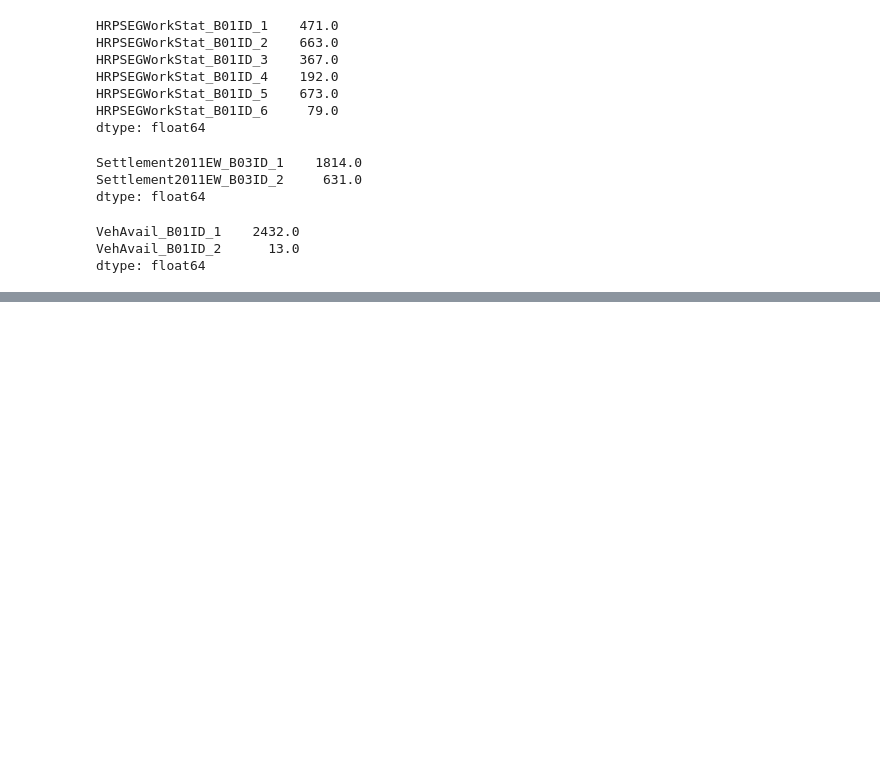
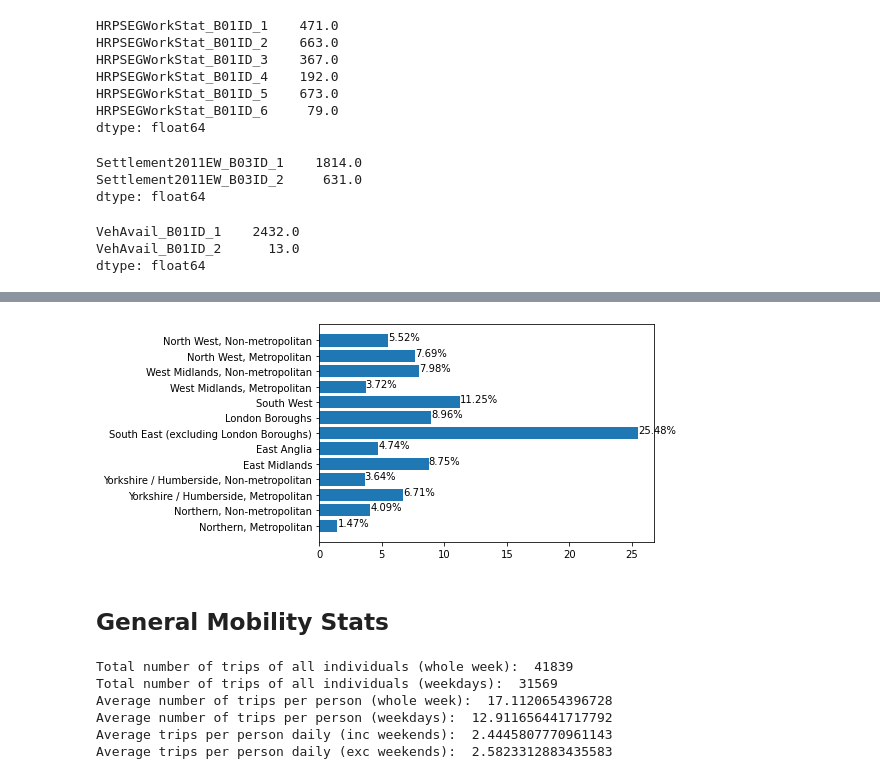
Before and after one commit to arashk1990/covid19mobility, a Jupyter notebook: feature_analysis.ipynb, the cells around one changed output, grey strips where cells are left out. Drawn from its saved outputs; the diff is of its cells as text; code cells hidden in the pictures; blank space fills up the shorter version.

```diff
--- a/feature_analysis.ipynb
+++ b/feature_analysis.ipynb
@@ -210,0 +247,52 @@ nts_v2.to_csv('/content/drive/MyDrive/socio_pred/UKDA-5340-tab/NTS_v2.csv',\
+# %%
+#Metropolitan area
+x = ['Northern, Metropolitan',
+'Northern, Non-metropolitan',
+'Yorkshire / Humberside, Metropolitan',
+'Yorkshire / Humberside, Non-metropolitan',
+'East Midlands',
+'East Anglia',
+'South East (excluding London Boroughs)',
+'London Boroughs',
+'South West',
+'West Midlands, Metropolitan',
+'West Midlands, Non-metropolitan',
+'North West, Metropolitan',
+'North West, Non-metropolitan']
+y = round(socio.iloc[:,84:97].sum()/pop*100,2)
+plt.barh(x, y)
+
+for index, value in enumerate(y):
+    plt.text(value, index,str(value)+'%')
+
+plt.show()
+# %% [output]
+[figure, added]
+# %% [markdown]
+## General Mobility Stats
+# %%
+#Total trips
+total_trips = mobility['Total Number of Trips'].sum()
+total_trips_weekday = mobility['Count_Weekday_Trips'].sum()
+
+avg_trips_7day = mobility['Total Number of Trips'].mean()
+avg_trips_weekdays  = mobility['Count_Weekday_Trips'].mean()
+
+avg_trips_1day  = mobility['Total Number of Trips'].mean()/7
+avg_trips_1day_weekday  = mobility['Count_Weekday_Trips'].mean()/5
+
+print(
+    'Total number of trips of all individuals (whole week): ', total_trips,
+    '\nTotal number of trips of all individuals (weekdays): ',total_trips_weekday,
+    '\nAverage number of trips per person (whole week): ',avg_trips_7day,
+    '\nAverage number of trips per person (weekdays): ', avg_trips_weekdays,
+    '\nAverage trips per person daily (inc weekends): ',avg_trips_1day,
+    '\nAverage trips per person daily (exc weekends): ', avg_trips_1day_weekday
+)
+# %% [output]
+Total number of trips of all individuals (whole week):  41839
+Total number of trips of all individuals (weekdays):  31569
+Average number of trips per person (whole week):  17.1120654396728
+Average number of trips per person (weekdays):  12.911656441717792
+Average trips per person daily (inc weekends):  2.4445807770961143
+Average trips per person daily (exc weekends):  2.5823312883435583
```
Also changed, not shown: parts of 21 cells of this notebook.
